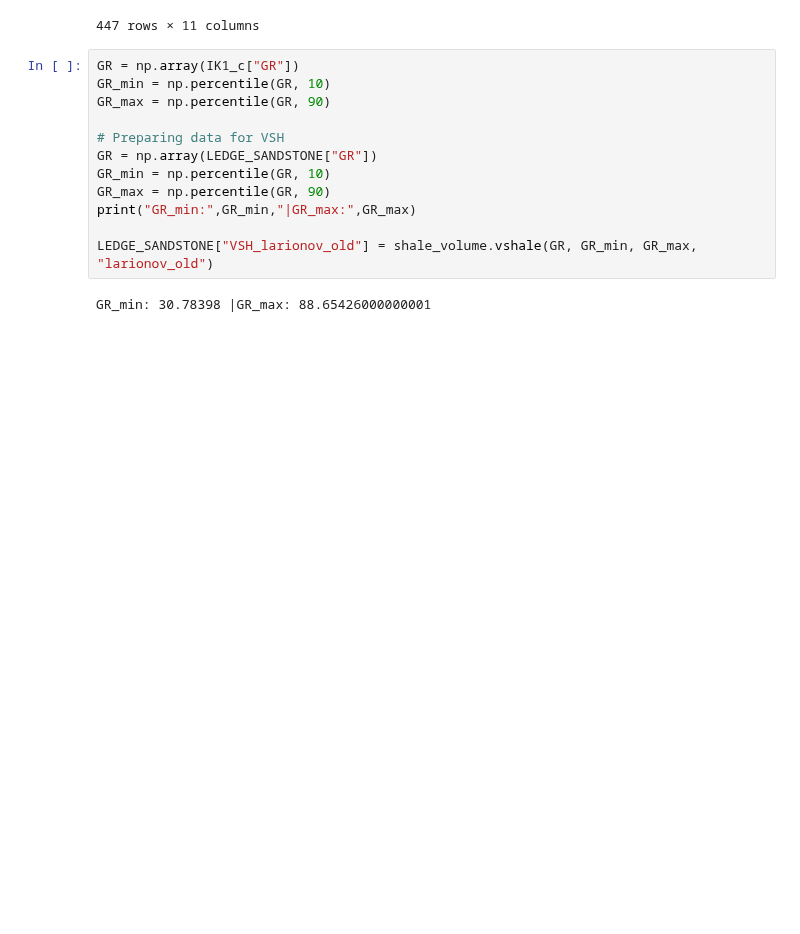
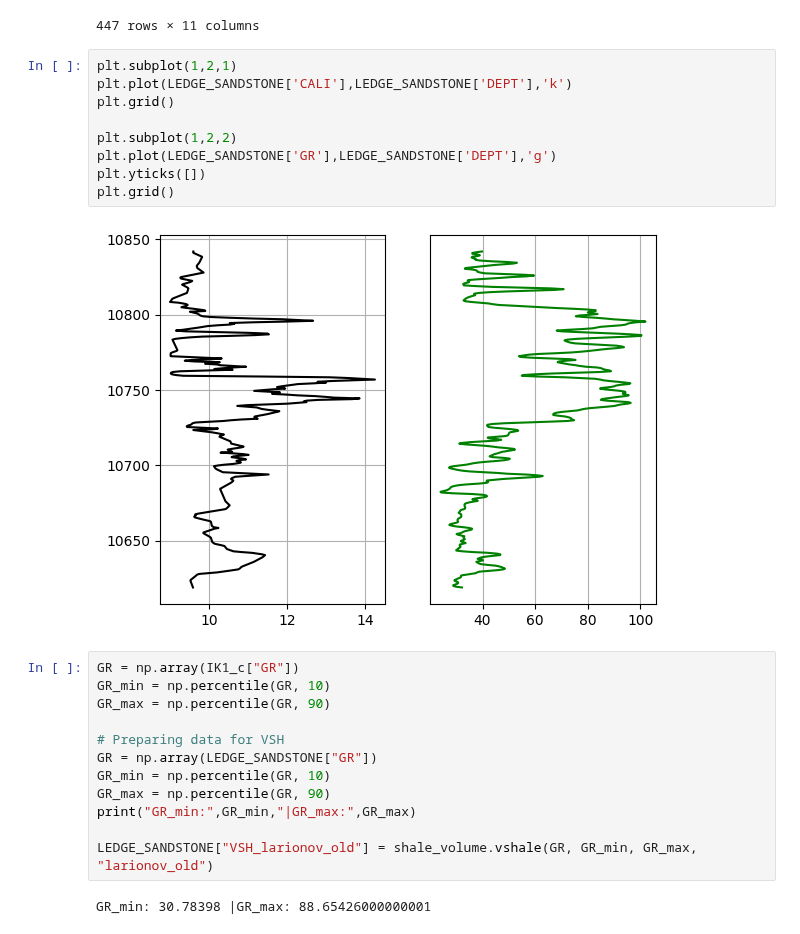
Before and after one commit to giecaruff/stoneforge, a Jupyter notebook: examples/pseudo_wells.ipynb, the cells around one changed output. Saved outputs shown, nothing was run; the diff lists cells and outputs as text; blank space fills up the shorter version.

```diff
--- a/examples/pseudo_wells.ipynb
+++ b/examples/pseudo_wells.ipynb
@@ -42,6 +42,17 @@ LEDGE_SANDSTONE
 | 21521 | 10841.5 | -82.3019 | 24.9165 | 54.6157 | 25.3613 | 37.6945 | 9.5790 | 2.5176 | 0.0275 | 8.5357 | 63.5907 |
 | 21522 | 10842.0 | -81.6282 | 26.0292 | 47.7526 | 30.2528 | 39.7714 | 9.5848 | 2.5125 | 0.0280 | 8.5342 | 64.7720 |
 447 rows × 11 columns
+# %%
+plt.subplot(1,2,1)
+plt.plot(LEDGE_SANDSTONE['CALI'],LEDGE_SANDSTONE['DEPT'],'k')
+plt.grid()
+
+plt.subplot(1,2,2)
+plt.plot(LEDGE_SANDSTONE['GR'],LEDGE_SANDSTONE['DEPT'],'g')
+plt.yticks([])
+plt.grid()
+# %% [output]
+[figure, added]
 # %%
 GR = np.array(IK1_c["GR"])
 GR_min = np.percentile(GR, 10)
```
Also changed, not shown: parts of 6 cells of this notebook, 10 other files.
